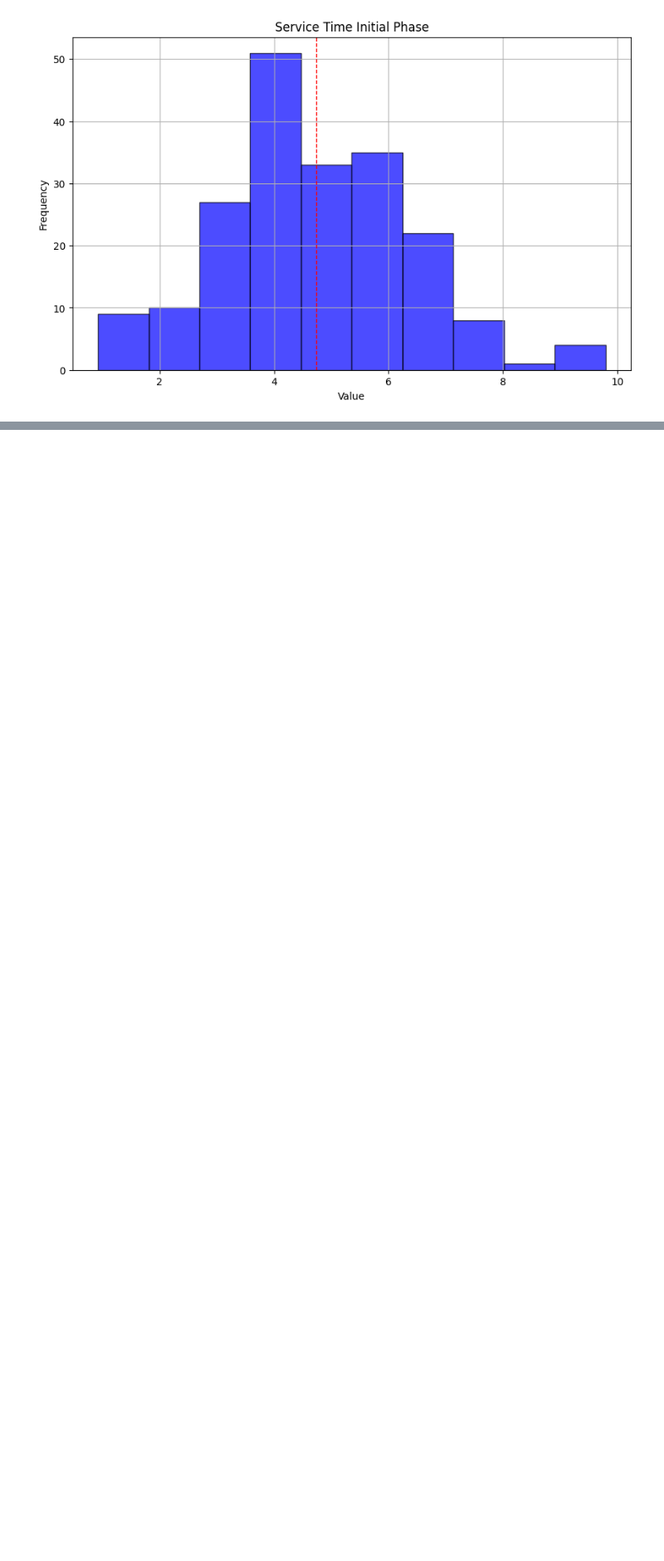
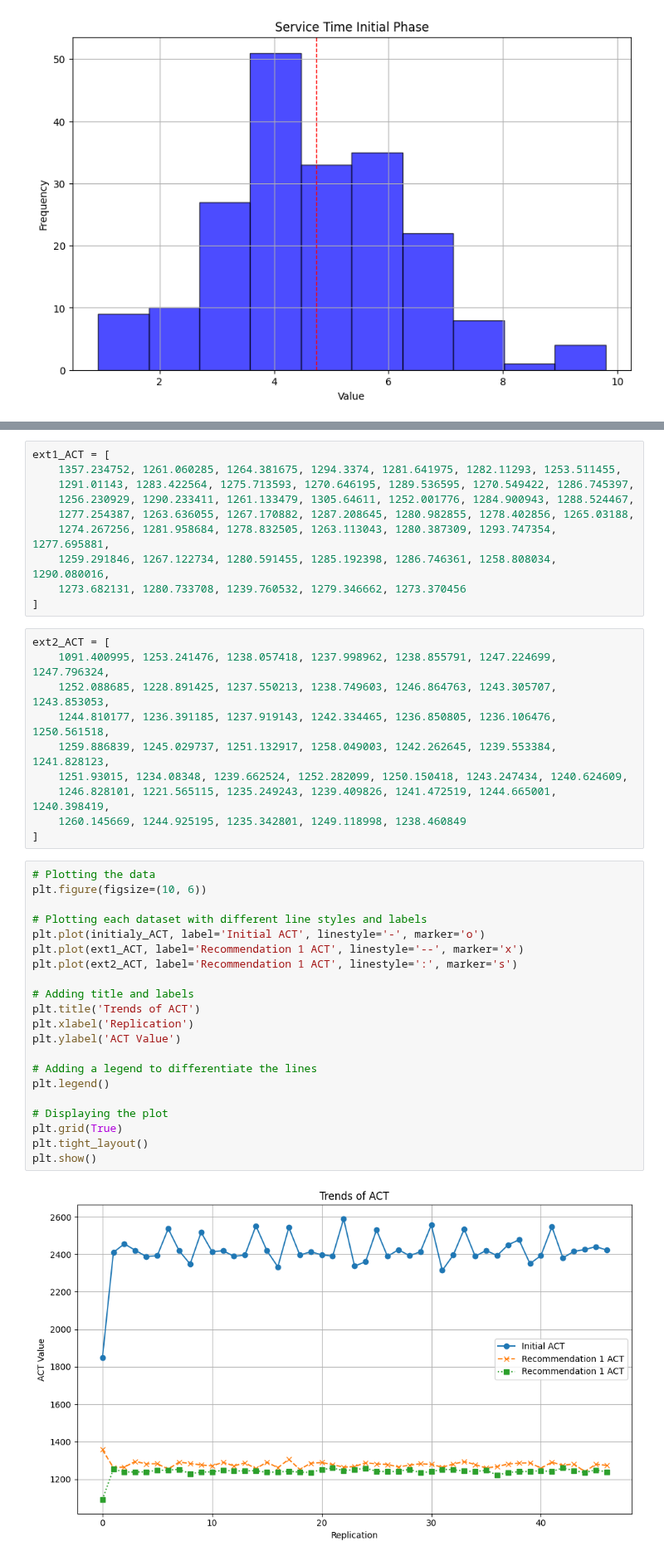
Before and after one commit to LaurenJE/Practice, a Jupyter notebook: code.ipynb, the cells around one changed output, grey strips where cells are left out. Shown at 83% size. Drawn from its saved outputs; the diff is of its cells as text; blank space fills up the shorter version.

```diff
--- a/code.ipynb
+++ b/code.ipynb
@@ -196,0 +207,43 @@ plt.show()
+# %%
+ext1_ACT = [
+    1357.234752, 1261.060285, 1264.381675, 1294.3374, 1281.641975, 1282.11293, 1253.511455,
+    1291.01143, 1283.422564, 1275.713593, 1270.646195, 1289.536595, 1270.549422, 1286.745397,
+    1256.230929, 1290.233411, 1261.133479, 1305.64611, 1252.001776, 1284.900943, 1288.524467,
+    1277.254387, 1263.636055, 1267.170882, 1287.208645, 1280.982855, 1278.402856, 1265.03188,
+    1274.267256, 1281.958684, 1278.832505, 1263.113043, 1280.387309, 1293.747354, 1277.695881,
+    1259.291846, 1267.122734, 1280.591455, 1285.192398, 1286.746361, 1258.808034, 1290.080016,
+    1273.682131, 1280.733708, 1239.760532, 1279.346662, 1273.370456
+]
+# %%
+ext2_ACT = [
+    1091.400995, 1253.241476, 1238.057418, 1237.998962, 1238.855791, 1247.224699, 1247.796324,
+    1252.088685, 1228.891425, 1237.550213, 1238.749603, 1246.864763, 1243.305707, 1243.853053,
+    1244.810177, 1236.391185, 1237.919143, 1242.334465, 1236.850805, 1236.106476, 1250.561518,
+    1259.886839, 1245.029737, 1251.132917, 1258.049003, 1242.262645, 1239.553384, 1241.828123,
+    1251.93015, 1234.08348, 1239.662524, 1252.282099, 1250.150418, 1243.247434, 1240.624609,
+    1246.828101, 1221.565115, 1235.249243, 1239.409826, 1241.472519, 1244.665001, 1240.398419,
+    1260.145669, 1244.925195, 1235.342801, 1249.118998, 1238.460849
+]
+# %%
+# Plotting the data
+plt.figure(figsize=(10, 6))
+
+# Plotting each dataset with different line styles and labels
+plt.plot(initialy_ACT, label='Initial ACT', linestyle='-', marker='o')
+plt.plot(ext1_ACT, label='Recommendation 1 ACT', linestyle='--', marker='x')
+plt.plot(ext2_ACT, label='Recommendation 1 ACT', linestyle=':', marker='s')
+
+# Adding title and labels
+plt.title('Trends of ACT')
+plt.xlabel('Replication')
+plt.ylabel('ACT Value')
+
+# Adding a legend to differentiate the lines
+plt.legend()
+
+# Displaying the plot
+plt.grid(True)
+plt.tight_layout()
+plt.show()
+# %% [output]
+[figure, added]
```
Also changed, not shown: parts of 13 cells of this notebook, 4 other files.
